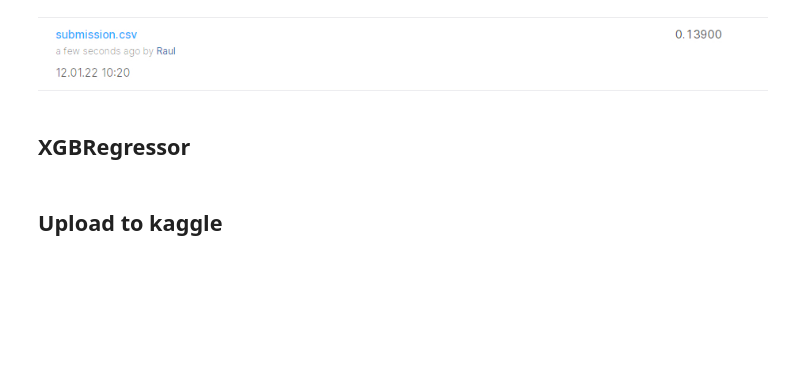
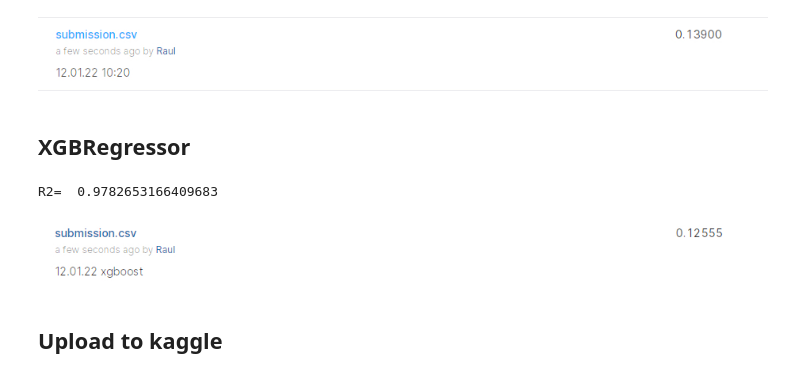
Before and after one commit to raulgad/House_Prices, a Jupyter notebook: House Prices.ipynb, the cells around one changed output. Drawn from its saved outputs; the diff is of its cells as text; code cells hidden in the pictures; blank space fills up the shorter version.

Commit message:
Try XGBoost

```diff
--- a/House Prices.ipynb
+++ b/House Prices.ipynb
@@ -267,15 +267,19 @@ R2=  0.9847519419054996
 # %%
 xgboost = XGBRegressor(learning_rate=0.01,
                        n_estimators=3000,
                        max_depth=3,
                        gamma=0,
                        colsample_bytree=0.7,
                        scale_pos_weight=1,
                        reg_alpha=0.00006,
                        objective='reg:squarederror')
 xgboost.fit(X,Y)
 print('R2= ',r2_score(Y,xgboost.predict(X)))
 xgboost_result = np.exp(xgboost.predict(X_test))
+Image("static/xgboost.jpg")
+# %% [output]
+R2=  0.9782653166409683
+[figure, added]
 # %% [markdown]
 ## Upload to kaggle
 # %%
```
Also changed, not shown: parts of 1 cell of this notebook, 2 other files.
